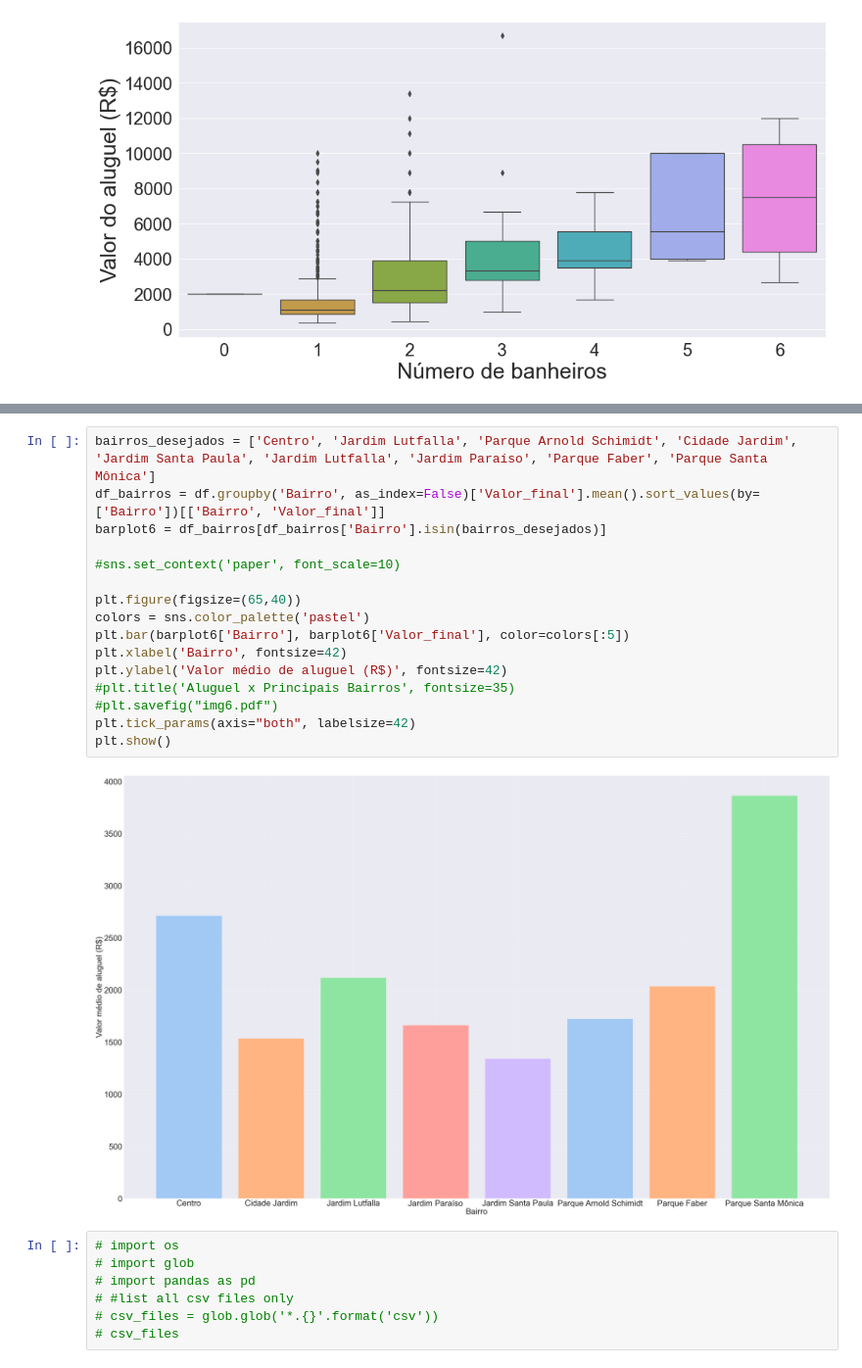
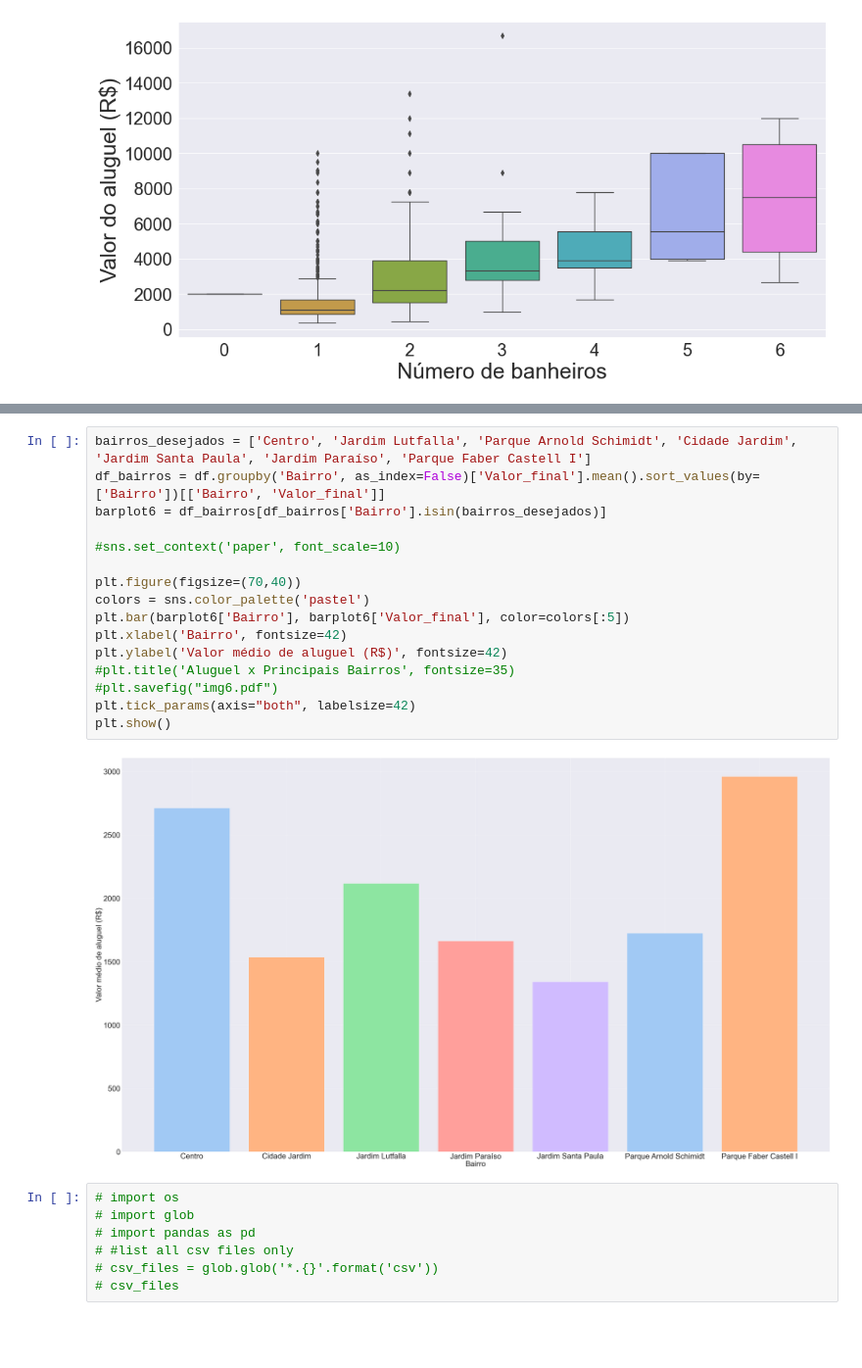
Before and after one commit to naomyduarteg/Aluguel_SaoCarlos_Python_Flask, a Jupyter notebook: data_analysis/data_analysis.ipynb, the cells around one changed output, grey strips where cells are left out. Shown at 98% size. Drawn from its saved outputs; the diff is of its cells as text; blank space fills up the shorter version.

```diff
--- a/data_analysis/data_analysis.ipynb
+++ b/data_analysis/data_analysis.ipynb
@@ -501,22 +521,22 @@ plt.show()
 # %%
 bairros_desejados = ['Centro', 'Jardim Lutfalla', 'Parque Arnold Schimidt', 'Cidade Jardim',
-'Jardim Santa Paula', 'Jardim Lutfalla', 'Jardim Paraíso', 'Parque Faber', 'Parque Santa Mônica']
+'Jardim Santa Paula', 'Jardim Paraíso', 'Parque Faber Castell I']
 df_bairros = df.groupby('Bairro', as_index=False)['Valor_final'].mean().sort_values(by=['Bairro'])[['Bairro', 'Valor_final']]
 barplot6 = df_bairros[df_bairros['Bairro'].isin(bairros_desejados)]
 
 #sns.set_context('paper', font_scale=10)
 
-plt.figure(figsize=(65,40))
+plt.figure(figsize=(70,40))
 colors = sns.color_palette('pastel')
 plt.bar(barplot6['Bairro'], barplot6['Valor_final'], color=colors[:5])
 plt.xlabel('Bairro', fontsize=42)
 plt.ylabel('Valor médio de aluguel (R$)', fontsize=42)
 #plt.title('Aluguel x Principais Bairros', fontsize=35)
 #plt.savefig("img6.pdf")
 plt.tick_params(axis="both", labelsize=42)
 plt.show()
 # %% [output]
-[figure, old version]
+[figure, new version]
 # %%
 # import os
 # import glob
```
Also changed, not shown: parts of 11 cells of this notebook, 2 other files.
